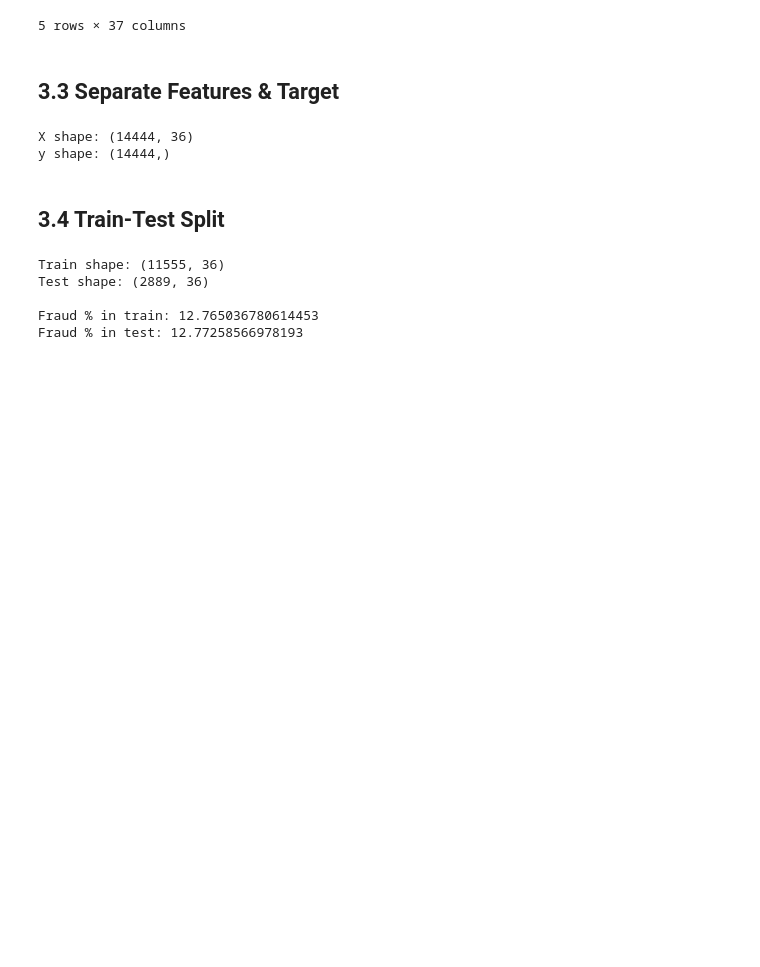
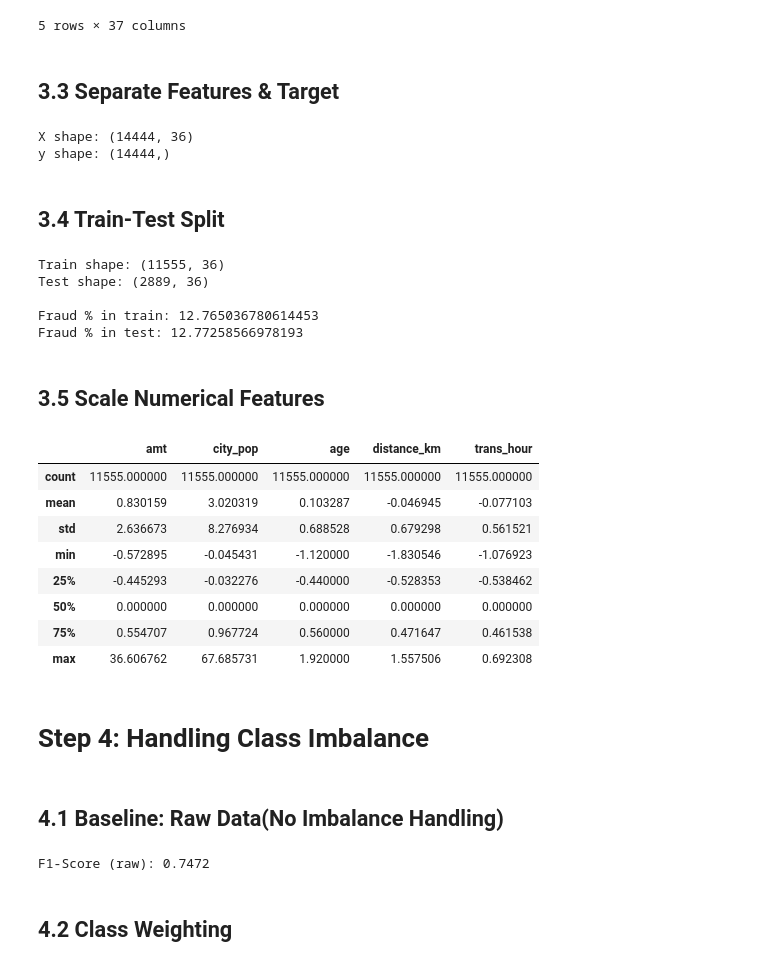
Before and after one commit to jethivinzuda/Dissertation-files-, a Jupyter notebook: data_Pree_Processing.ipynb, the cells around one changed output. Saved outputs shown, nothing was run; the diff lists cells and outputs as text; code cells hidden in the pictures; blank space fills up the shorter version.

```diff
--- a/data_Pree_Processing.ipynb
+++ b/data_Pree_Processing.ipynb
@@ -505,3 +525,29 @@ Test shape: (2889, 36)
 
 Fraud % in train: 12.765036780614453
 Fraud % in test: 12.77258566978193
+# %% [markdown]
+## 3.5 Scale Numerical Features
+# %%
+numeric_cols = ["amt", "city_pop", "age", "distance_km", "trans_hour"]
+
+scaler = RobustScaler()
+
+# Fit on training data only
+X_train[numeric_cols] = scaler.fit_transform(X_train[numeric_cols])
+
+# Transform test data using the same scaler
+X_test[numeric_cols] = scaler.transform(X_test[numeric_cols])
+
+X_train[numeric_cols].describe()
+# %% [output]
+|  | amt | city_pop | age | distance_km | trans_hour |
+| count | 11555.000000 | 11555.000000 | 11555.000000 | 11555.000000 | 11555.000000 |
+| mean | 0.830159 | 3.020319 | 0.103287 | -0.046945 | -0.077103 |
+| std | 2.636673 | 8.276934 | 0.688528 | 0.679298 | 0.561521 |
+| min | -0.572895 | -0.045431 | -1.120000 | -1.830546 | -1.076923 |
+| 25% | -0.445293 | -0.032276 | -0.440000 | -0.528353 | -0.538462 |
+| 50% | 0.000000 | 0.000000 | 0.000000 | 0.000000 | 0.000000 |
+| 75% | 0.554707 | 0.967724 | 0.560000 | 0.471647 | 0.461538 |
+| max | 36.606762 | 67.685731 | 1.920000 | 1.557506 | 0.692308 |
+# %% [markdown]
+# Step 4: Handling Class Imbalance
@@ -507,0 +557,16 @@ Fraud % in test: 12.77258566978193
+# %% [markdown]
+## 4.1 Baseline: Raw Data(No Imbalance Handling)
+# %%
+# Train baseline Logistic Regression on the raw, imbalanced data
+model_raw = LogisticRegression(max_iter=1000, random_state=RANDOM_SEED)
+model_raw.fit(X_train, y_train)
+
+y_pred_raw = model_raw.predict(X_test)
+f1_raw = f1_score(y_test, y_pred_raw)
+
+imbalance_results["Raw (no handling)"] = f1_raw
+print("F1-Score (raw):", round(f1_raw, 4))
+# %% [output]
+F1-Score (raw): 0.7472
+# %% [markdown]
+## 4.2 Class Weighting
```
Also changed, not shown: parts of 7 cells of this notebook.
